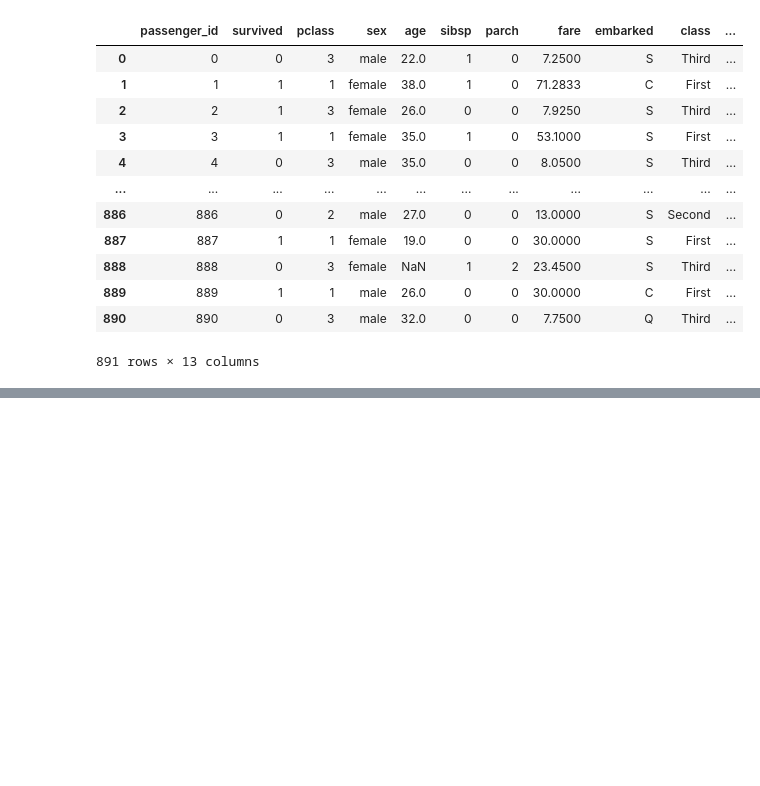
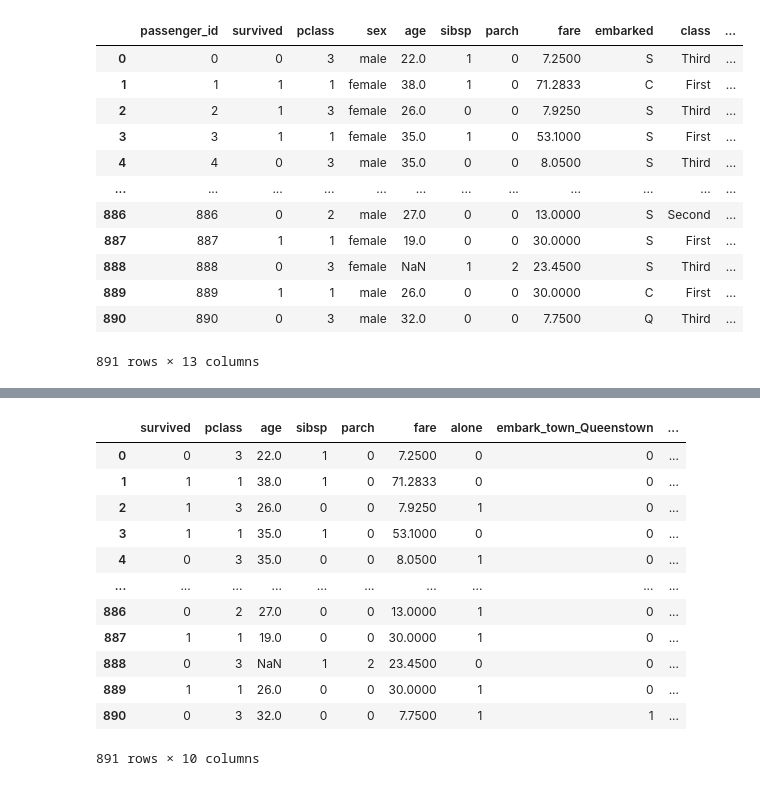
Before and after one commit to EribertoContreras/classification_exercises, a Jupyter notebook: classification_exercises.ipynb, the cells around one changed output, grey strips where cells are left out. Drawn from its saved outputs; the diff is of its cells as text; code cells hidden in the pictures; blank space fills up the shorter version.

```diff
--- a/classification_exercises.ipynb
+++ b/classification_exercises.ipynb
@@ -334,0 +538,7 @@ telco
+# %%
+# Encode the categorical columns.
+# Create dummy variables of the categorical columns and concatenate them onto the dataframe.
+# dummy_iris_data = pd.get_dummies(iris_data[['species']], dummy_na=False, drop_first=[True, True])
+
+dummy_titanic_data = pd.get_dummies(titanic_data[['class','embark_town','sex']], dummy_na=False, drop_first=[True, True])
+dummy_titanic_data
@@ -334,0 +559,42 @@ telco
+# %%
+# Create a function named prep_titanic that accepts the raw titanic data,
+# and returns the data with the transformations above applied.
+
+#titanic_drop = ['deck','embarked','pclass','passenger_id']
+#titanic_data = df.drop(columns = titanic_drop)
+#titanic_drop = ['deck','embarked','pclass','passenger_id']
+#titanic_data = df.drop(columns = titanic_drop)
+#dummy_titanic_data = pd.get_dummies(titanic_data[['class','embark_town','sex']], dummy_na=False, drop_first=[True, True])
+
+def clean_titanic_data(df):
+    '''
+    Takes in a titanic dataframe and returns a cleaned dataframe
+    Arguments: df - a pandas dataframe with the expected feature names and columns
+    Return: clean_df - a dataframe with the cleaning operations performed on it
+    '''
+    # Drop duplicates
+    df.drop_duplicates(inplace=True)
+    # Drop columns
+    titanic_drop = ['deck','embarked','class','passenger_id']
+    df = df.drop(columns = titanic_drop)
+    # encoded categorical variables
+    dummy_titanic_data = pd.get_dummies(titanic_data[['embark_town','sex']], dummy_na=False, drop_first=[True, True])
+    df = pd.concat([df, dummy_titanic_data], axis=1)
+    return df.drop(columns=['sex', 'embark_town'])
+
+prep_titanic = clean_titanic_data(df)
+prep_titanic
+# %% [output]
+|  | survived | pclass | age | sibsp | parch | fare | alone | embark_town_Queenstown | ... |
+| 0 | 0 | 3 | 22.0 | 1 | 0 | 7.2500 | 0 | 0 | ... |
+| 1 | 1 | 1 | 38.0 | 1 | 0 | 71.2833 | 0 | 0 | ... |
+| 2 | 1 | 3 | 26.0 | 0 | 0 | 7.9250 | 1 | 0 | ... |
+| 3 | 1 | 1 | 35.0 | 1 | 0 | 53.1000 | 0 | 0 | ... |
+| 4 | 0 | 3 | 35.0 | 0 | 0 | 8.0500 | 1 | 0 | ... |
+| ... | ... | ... | ... | ... | ... | ... | ... | ... | ... |
+| 886 | 0 | 2 | 27.0 | 0 | 0 | 13.0000 | 1 | 0 | ... |
+| 887 | 1 | 1 | 19.0 | 0 | 0 | 30.0000 | 1 | 0 | ... |
+| 888 | 0 | 3 | NaN | 1 | 2 | 23.4500 | 0 | 0 | ... |
+| 889 | 1 | 1 | 26.0 | 0 | 0 | 30.0000 | 1 | 0 | ... |
+| 890 | 0 | 3 | 32.0 | 0 | 0 | 7.7500 | 1 | 1 | ... |
+891 rows × 10 columns
```
Also changed, not shown: parts of 26 cells of this notebook, 2 other files.
